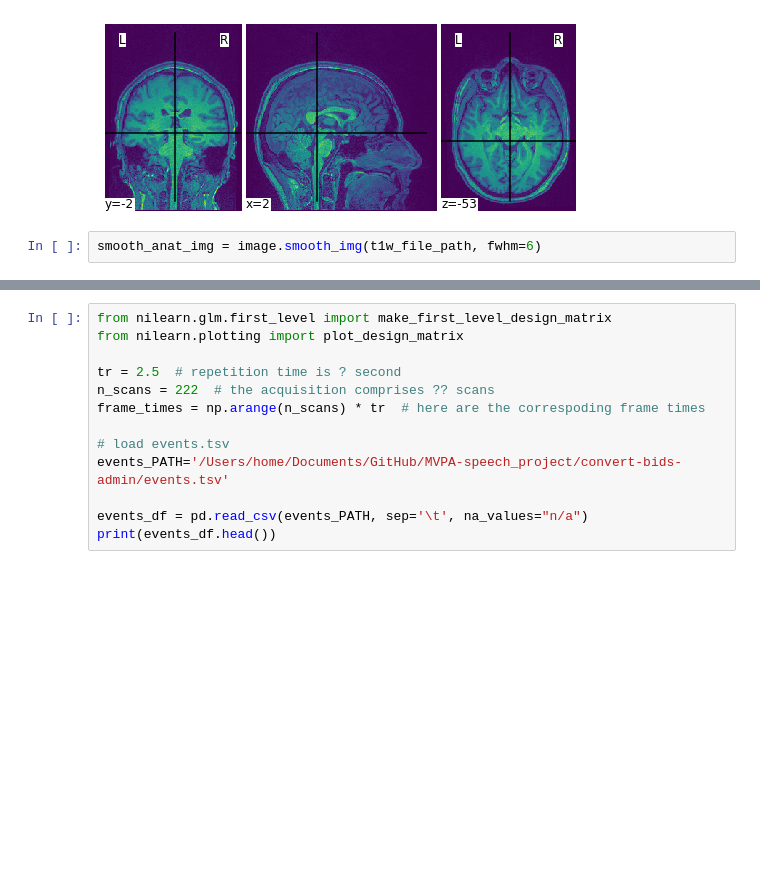
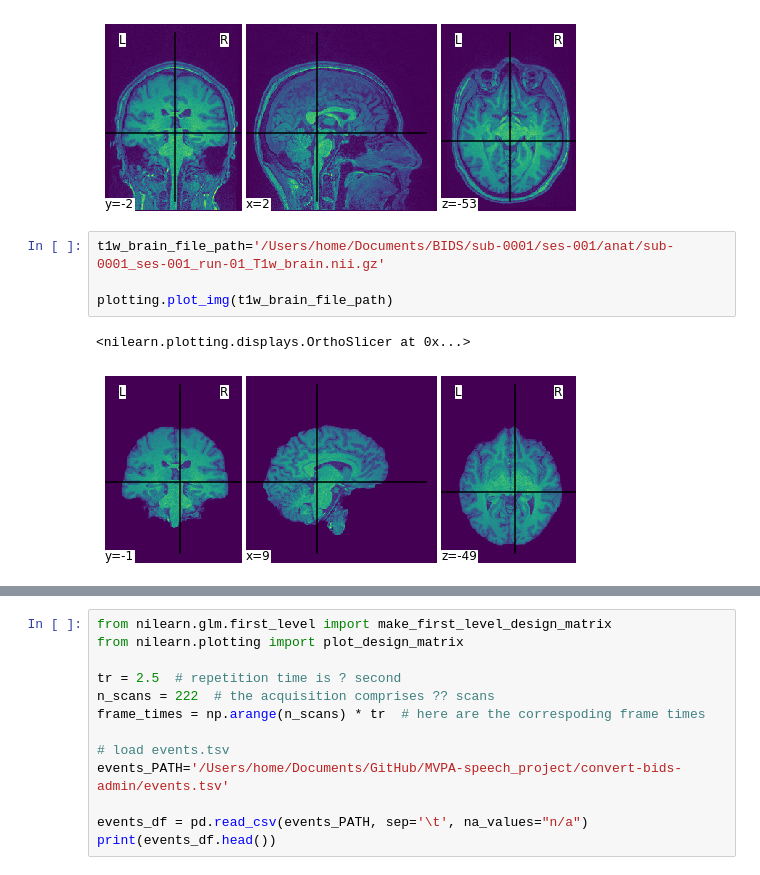
Before and after one commit to brunodireito/MVPA-speech_project, a Jupyter notebook: MVPA-project-admin/project_main.ipynb, the cells around one changed output, grey strips where cells are left out. Cells and saved outputs as stored; diff of their text form; blank space fills up the shorter version.

```diff
--- a/MVPA-project-admin/project_main.ipynb
+++ b/MVPA-project-admin/project_main.ipynb
@@ -20,5 +27,10 @@ plotting.plot_img(t1w_file_path)
 # %% [output]
 <nilearn.plotting.displays.OrthoSlicer at 0x...>
 [figure]
-# %%
-smooth_anat_img = image.smooth_img(t1w_file_path, fwhm=6)
+# %%
+t1w_brain_file_path='/Users/home/Documents/BIDS/sub-0001/ses-001/anat/sub-0001_ses-001_run-01_T1w_brain.nii.gz'
+
+plotting.plot_img(t1w_brain_file_path)
+# %% [output]
+<nilearn.plotting.displays.OrthoSlicer at 0x...>
+[figure, added]
```
Also changed, not shown: parts of 7 cells of this notebook, 2 other files.
